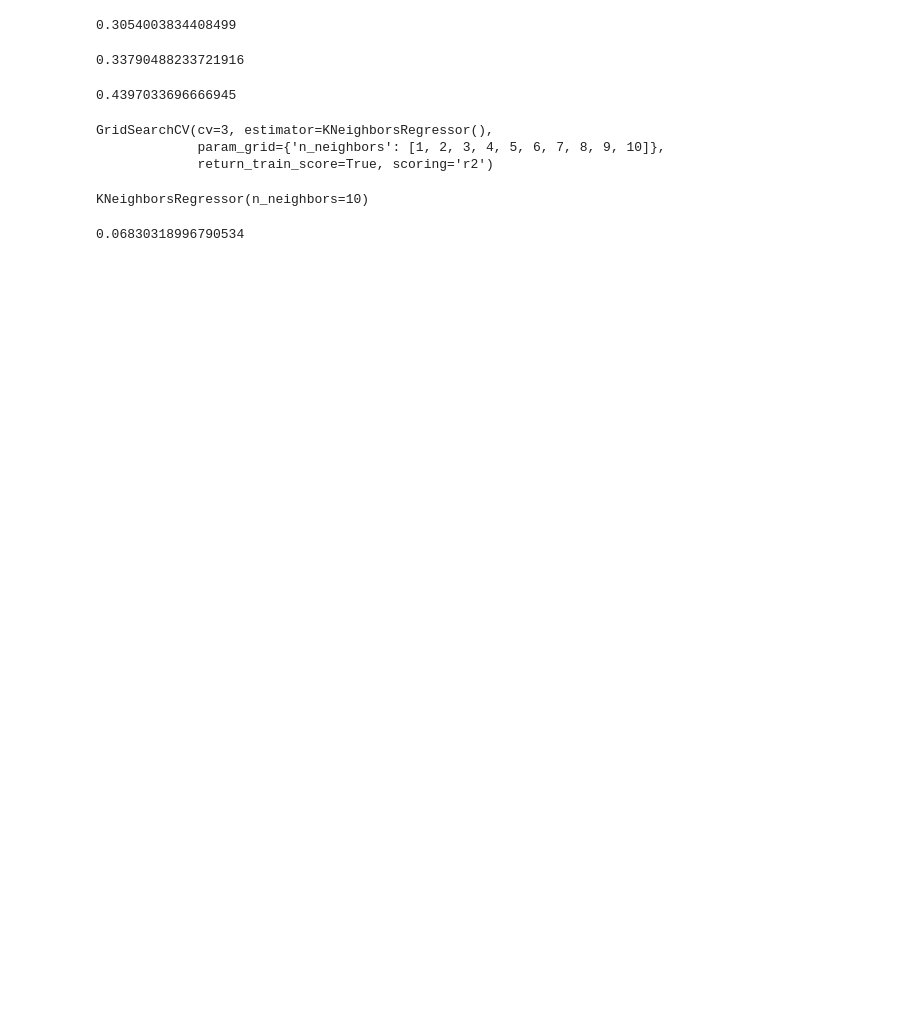
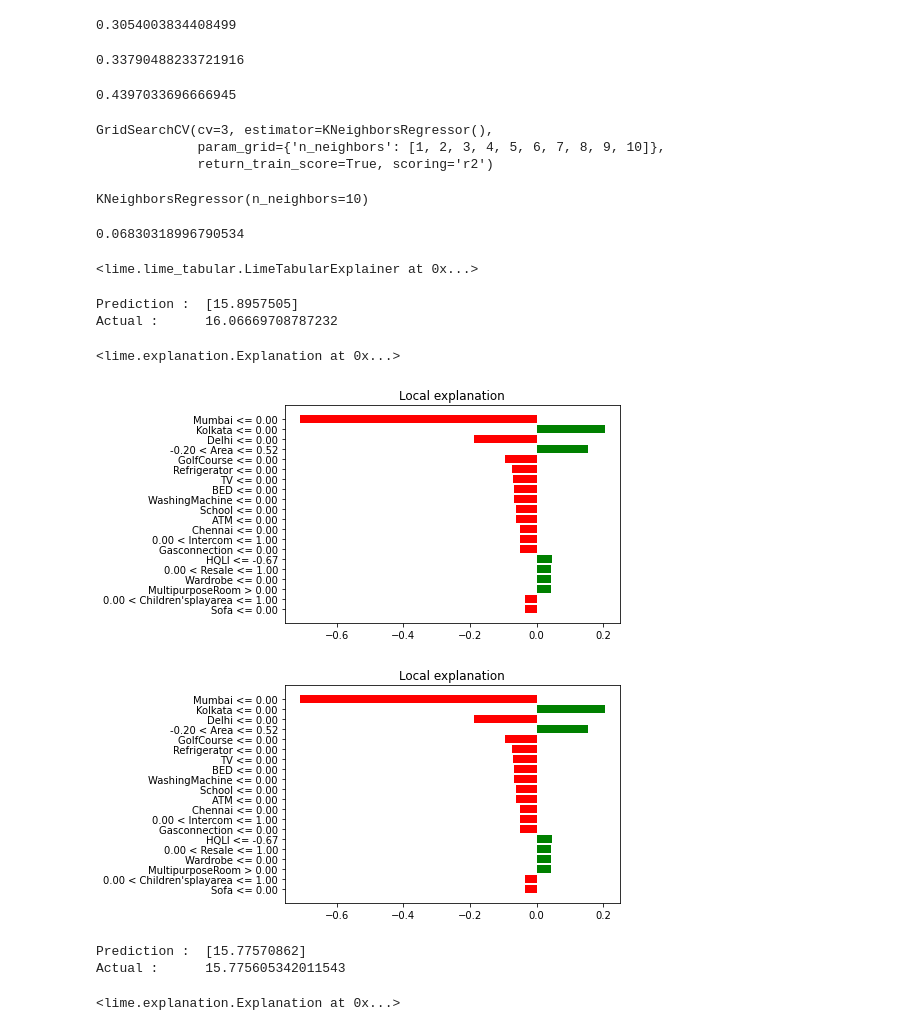
Before and after one commit to aamir09/DS2Project, a Jupyter notebook: eda.ipynb, the cells around one changed output. Cells and saved outputs as stored; diff of their text form; code cells hidden in the pictures; blank space fills up the shorter version.

Commit message:
Modellling UI Done

```diff
--- a/eda.ipynb
+++ b/eda.ipynb
@@ -592,0 +596,11 @@ search.best_score_
+# %%
+with open('PartB/models/savedModels/bagging.pickle','rb') as f:
+    model=pickle.load(f)
+# %%
+train=pd.read_csv('train.csv')
+y_train=train['Price']
+train=train.drop('Price',axis=1).set_index('Unnamed: 0')
+
+test=pd.read_csv('test.csv')
+y_test=test['Price']
+test=test.drop('Price',axis=1).set_index('Unnamed: 0')
@@ -592,0 +609,17 @@ search.best_score_
+# %%
+explainer = lime_tabular.LimeTabularExplainer(train.values, mode="regression", feature_names= list(train.columns))
+explainer
+# %% [output]
+<lime.lime_tabular.LimeTabularExplainer at 0x...>
+# %%
+idx = np.random.randint(1, len(test))
+
+print("Prediction : ", model.predict(test.values[idx].reshape(1,-1)))
+print("Actual :     ", y_test.iloc[idx])
+
+explanation = explainer.explain_instance(test.iloc[idx], model.predict, num_features=len(list(train.columns)))
+explanation
+# %% [output]
+Prediction :  [15.8957505]
+Actual :      16.06669708787232
+<lime.explanation.Explanation at 0x...>
@@ -592,0 +628,5 @@ search.best_score_
+# %%
+explanation.as_pyplot_figure()
+# %% [output]
+[figure, added]
+[figure, added]
@@ -592,0 +648,10 @@ search.best_score_
+# %%
+print("Prediction : ", model.predict(test.values[minIdx].reshape(1,-1)))
+print("Actual :     ", y_test.iloc[minIdx])
+
+explanation = explainer.explain_instance(test.iloc[minIdx], model.predict, num_features=20)
+explanation
+# %% [output]
+Prediction :  [15.77570862]
+Actual :      15.775605342011543
+<lime.explanation.Explanation at 0x...>
```
Also changed, not shown: parts of 12 cells of this notebook, 8 other files.
